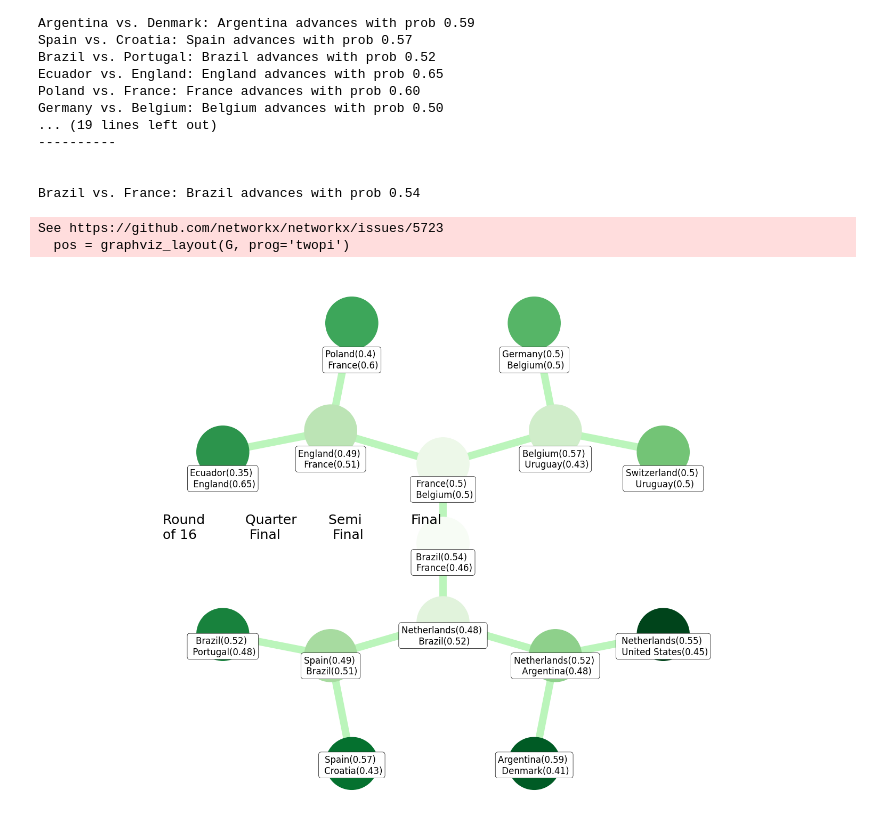
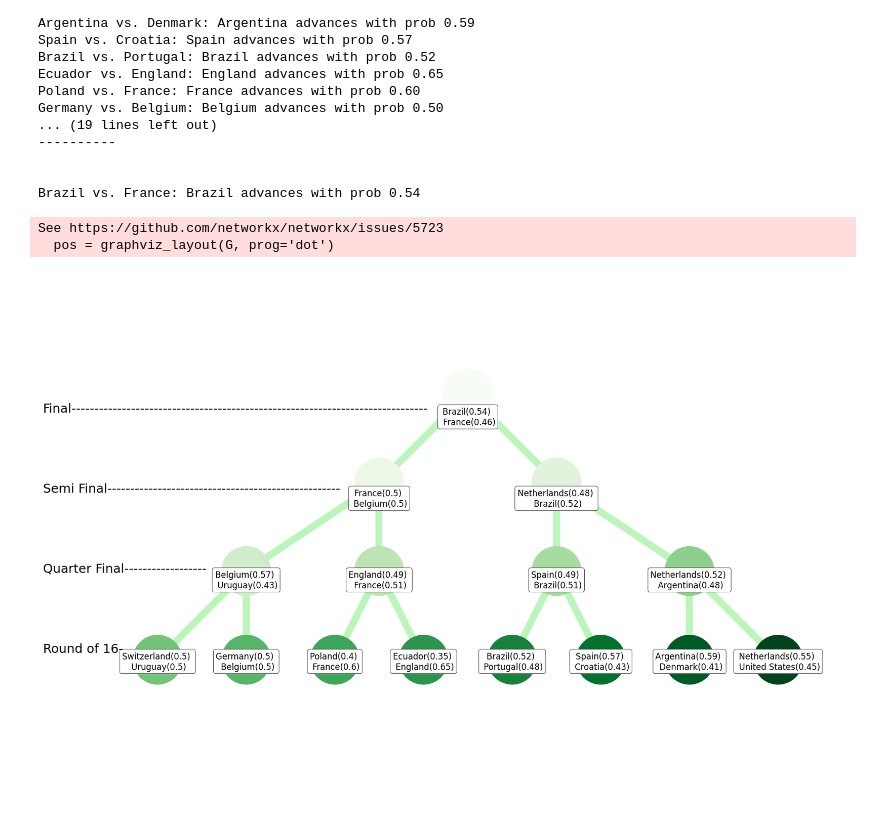
Before and after one commit to tvtp11052002/HUEICT, a Jupyter notebook: FIFA_WC_2022.ipynb, the cells around one changed output. Saved outputs shown, nothing was run; the diff lists cells and outputs as text; code cells hidden in the pictures.

```diff
--- a/FIFA_WC_2022.ipynb
+++ b/FIFA_WC_2022.ipynb
@@ -921,38 +921,39 @@ plt.figure(figsize=(15, 10))
 G = nx.balanced_tree(2, 3)
 
 
 labels = []
 
 
 for p in playoffs.keys():
     for game in playoffs[p]:
         label = f"{game[0]}({round(game[2][0], 2)}) \n {game[1]}({round(game[2][1], 2)})"
         labels.append(label)
 
 labels_dict = {}
 labels_rev = list(reversed(labels))
 
 for l in range(len(list(G.nodes))):
     labels_dict[l] = labels_rev[l]
 
-pos = graphviz_layout(G, prog='twopi')
+pos = graphviz_layout(G, prog='dot')
 labels_pos = {n: (k[0], k[1]-0.08*k[1]) for n,k in pos.items()}
 center  = pd.DataFrame(pos).mean(axis=1).mean()
 
 
 nx.draw(G, pos = pos, with_labels=False, node_color=range(15), edge_color="#bbf5bb", width=10, font_weight='bold',cmap=plt.cm.Greens, node_size=5000)
 nx.draw_networkx_labels(G, pos = labels_pos, bbox=dict(boxstyle="round,pad=0.3", fc="white", ec="black", lw=.5, alpha=1),
                         labels=labels_dict)
-texts = ["Round \nof 16", "Quarter \n Final", "Semi \n Final", "Final\n"]
-pos_y = pos[0][1] + 55
-for text in reversed(texts):
-    pos_x = center
-    pos_y -= 75
+texts = ["Final------------------------------------------------------------------------------", "Semi Final---------------------------------------------------","Quarter Final------------------","Round of 16-"]
+pos_y = pos[0][1] - 300
+pos_x = pos[0][0] + 5
+for text in texts:
+    pos_x -= 65
+    # pos_y += 10
     plt.text(pos_y, pos_x, text, fontsize = 18)
 
 plt.axis('equal')
 plt.show()
 # %% [output]
 See https://github.com/networkx/networkx/issues/5723
-  pos = graphviz_layout(G, prog='twopi')
+  pos = graphviz_layout(G, prog='dot')
-[figure, old version]
+[figure, new version]
```
Also changed, not shown: parts of 5 cells of this notebook, 3 other files.
